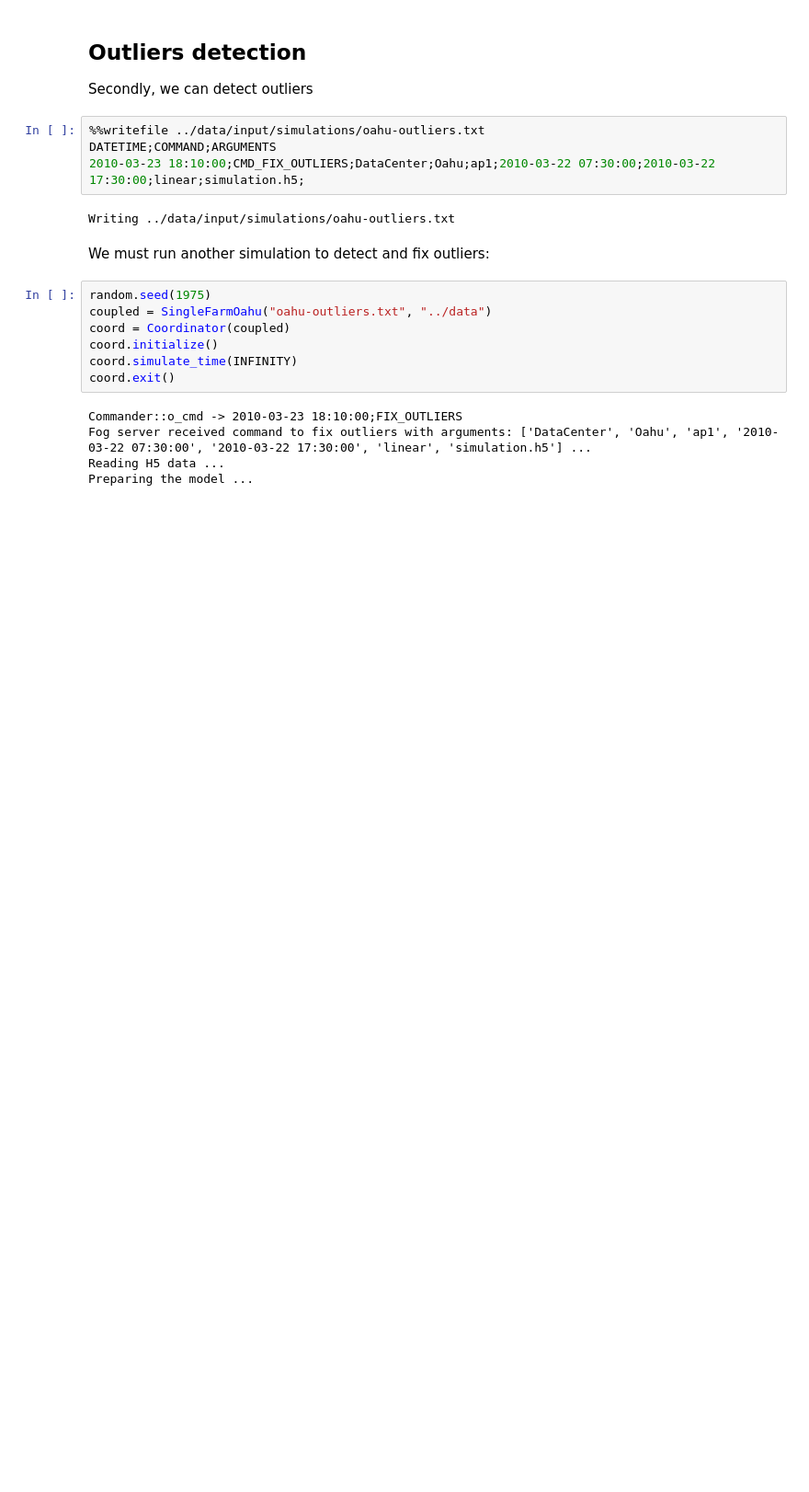
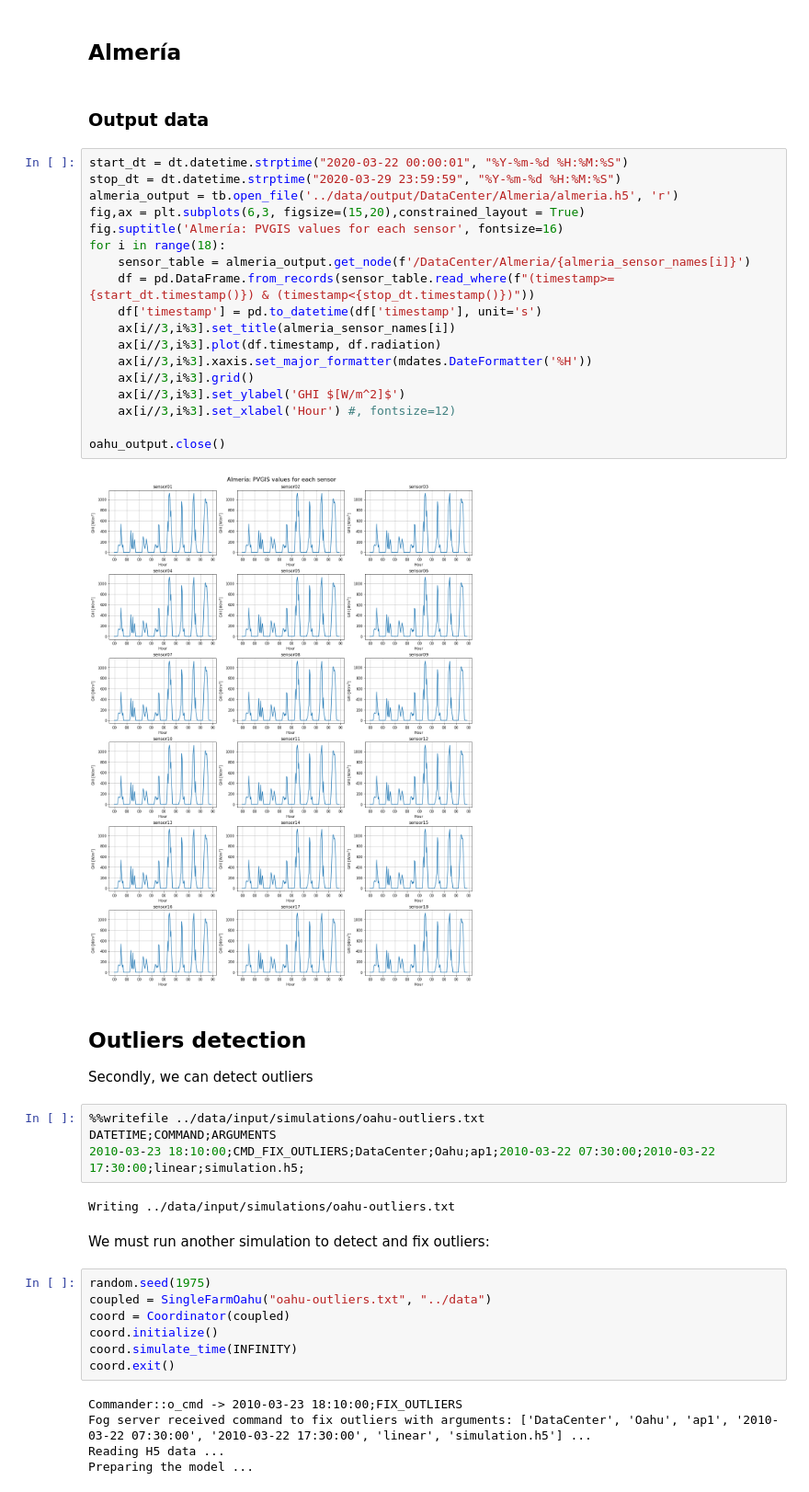
Before and after one commit to jlrisco/caide, a Jupyter notebook: notebooks/caide-results.ipynb, the cells around one changed output. Shown at 92% size. Drawn from its saved outputs; the diff is of its cells as text; blank space fills up the shorter version.

```diff
--- a/notebooks/caide-results.ipynb
+++ b/notebooks/caide-results.ipynb
@@ -3,3 +50,27 @@
+# %% [markdown]
+## Almería
+# %% [markdown]
+### Output data
+# %%
+start_dt = dt.datetime.strptime("2020-03-22 00:00:01", "%Y-%m-%d %H:%M:%S")
+stop_dt = dt.datetime.strptime("2020-03-29 23:59:59", "%Y-%m-%d %H:%M:%S")
+almeria_output = tb.open_file('../data/output/DataCenter/Almeria/almeria.h5', 'r')
+fig,ax = plt.subplots(6,3, figsize=(15,20),constrained_layout = True)
+fig.suptitle('Almería: PVGIS values for each sensor', fontsize=16)
+for i in range(18):
+    sensor_table = almeria_output.get_node(f'/DataCenter/Almeria/{almeria_sensor_names[i]}')
+    df = pd.DataFrame.from_records(sensor_table.read_where(f"(timestamp>={start_dt.timestamp()}) & (timestamp<{stop_dt.timestamp()})"))
+    df['timestamp'] = pd.to_datetime(df['timestamp'], unit='s')
+    ax[i//3,i%3].set_title(almeria_sensor_names[i])
+    ax[i//3,i%3].plot(df.timestamp, df.radiation)
+    ax[i//3,i%3].xaxis.set_major_formatter(mdates.DateFormatter('%H'))
+    ax[i//3,i%3].grid()
+    ax[i//3,i%3].set_ylabel('GHI $[W/m^2]$')
+    ax[i//3,i%3].set_xlabel('Hour') #, fontsize=12)
+
+oahu_output.close()
+# %% [output]
+[figure, added]
 # %% [markdown]
 ## Outliers detection
 
```
Also changed, not shown: parts of 7 cells of this notebook.
